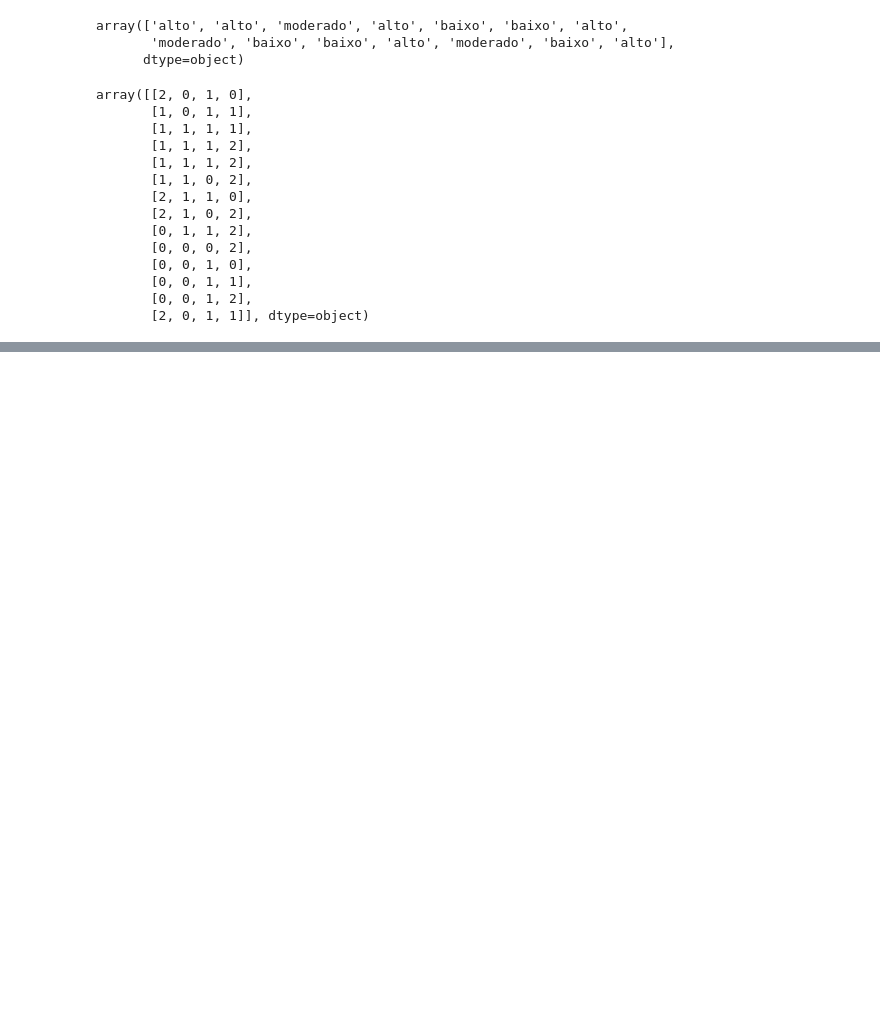
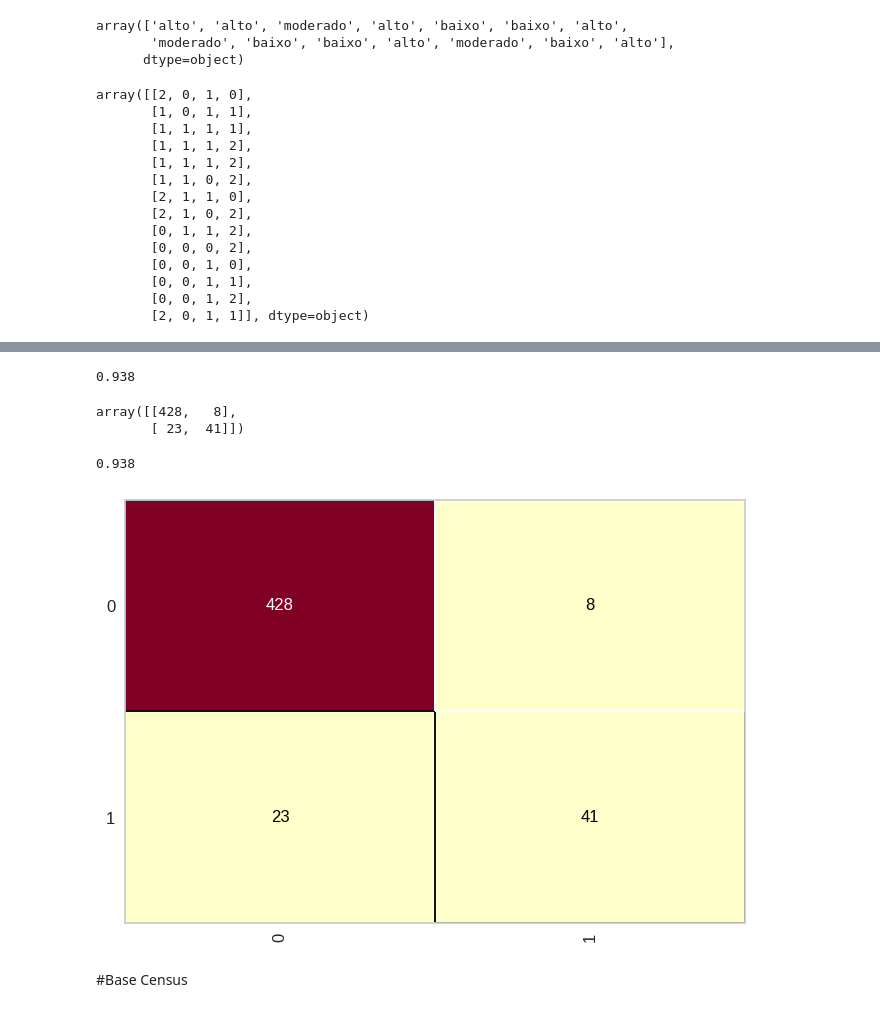
Before and after one commit to g1o112/Estudo_ML, a Jupyter notebook: Seção4_NaiveBayes.ipynb, the cells around one changed output, grey strips where cells are left out. Drawn from its saved outputs; the diff is of its cells as text; code cells hidden in the pictures; blank space fills up the shorter version.

```diff
--- a/Seção4_NaiveBayes.ipynb
+++ b/Seção4_NaiveBayes.ipynb
@@ -90,0 +100,3 @@ naive_risco_credito = GaussianNB()
+# %%
+with open('credit.pkl', 'rb') as f:
+  x_credit_treinamento, y_credit_treinamento, x_credit_test, y_credit_test = pickle.load(f)
@@ -90,0 +111,3 @@ naive_risco_credito = GaussianNB()
+# %%
+naive_credit_data  = GaussianNB()
+naive_credit_data.fit(x_credit_treinamento, y_credit_treinamento)
@@ -90,0 +158,21 @@ naive_risco_credito = GaussianNB()
+# %%
+from sklearn.metrics import accuracy_score, confusion_matrix
+accuracy_score(y_credit_test, previsoes)
+# %% [output]
+0.938
+# %%
+confusion_matrix(y_credit_test, previsoes) #primeira paga e segunda nao
+# %% [output]
+array([[428,   8],
+       [ 23,  41]])
+# %%
+from yellowbrick.classifier import ConfusionMatrix
+
+cm = ConfusionMatrix(naive_credit_data)
+cm.fit(x_credit_test, y_credit_treinamento)
+cm.score(x_credit_test, y_credit_test)
+# %% [output]
+0.938
+[figure, added]
+# %% [markdown]
+#Base Census
```
Also changed, not shown: parts of 9 cells of this notebook.
